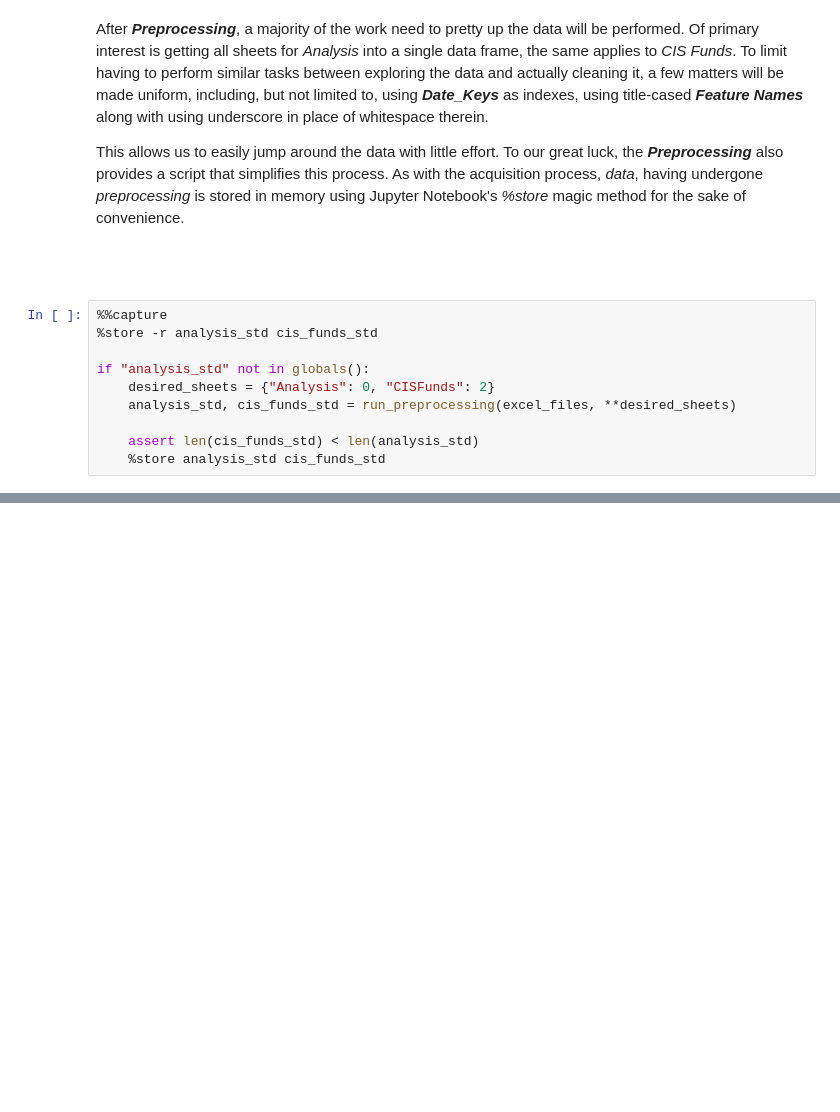
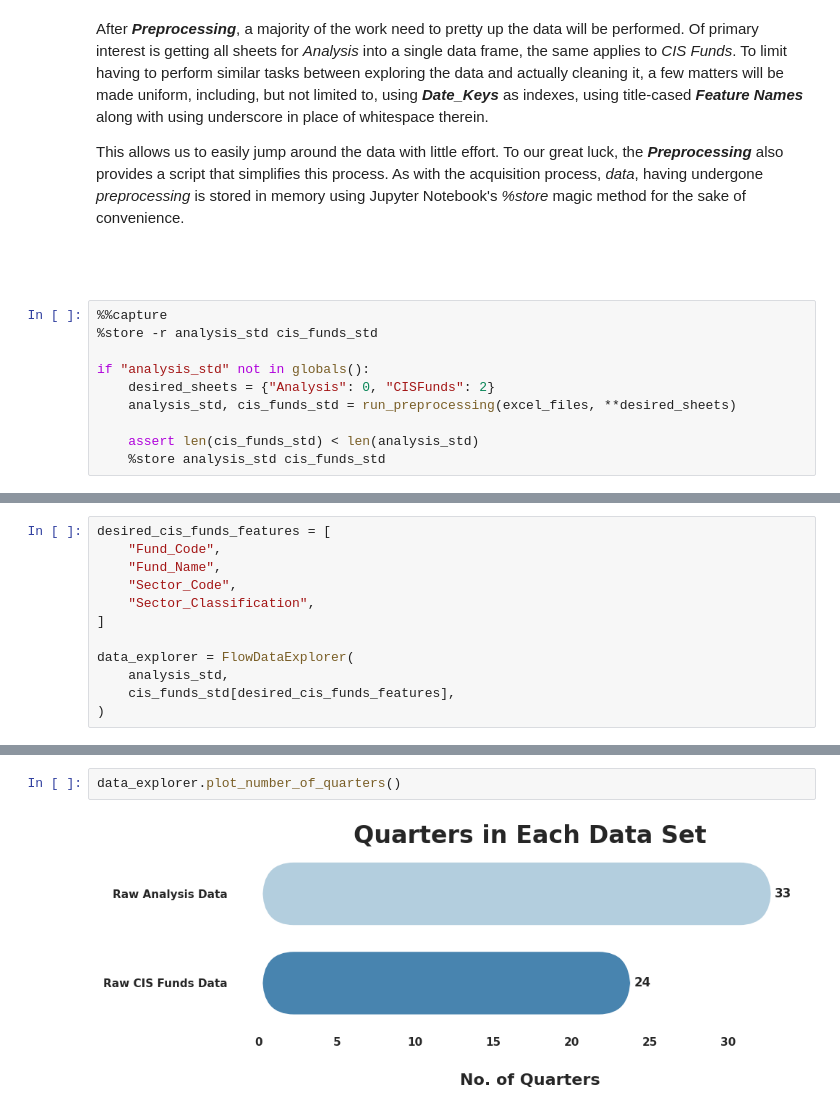
Before and after one commit to MondeAnna/data-ingestion, a Jupyter notebook: notebook/data_ingestion_prep_asisa_flows.ipynb, the cells around one changed output, grey strips where cells are left out. Cells and saved outputs as stored; diff of their text form; blank space fills up the shorter version.

```diff
--- a/notebook/data_ingestion_prep_asisa_flows.ipynb
+++ b/notebook/data_ingestion_prep_asisa_flows.ipynb
@@ -123,0 +137,12 @@ if "analysis_std" not in globals():
+# %%
+desired_cis_funds_features = [
+    "Fund_Code",
+    "Fund_Name",
+    "Sector_Code",
+    "Sector_Classification",
+]
+
+data_explorer = FlowDataExplorer(
+    analysis_std,
+    cis_funds_std[desired_cis_funds_features],
+)
@@ -123,0 +156,4 @@ if "analysis_std" not in globals():
+# %%
+data_explorer.plot_number_of_quarters()
+# %% [output]
+[figure, added]
```
Also changed, not shown: parts of 49 cells of this notebook, 1 other file.
